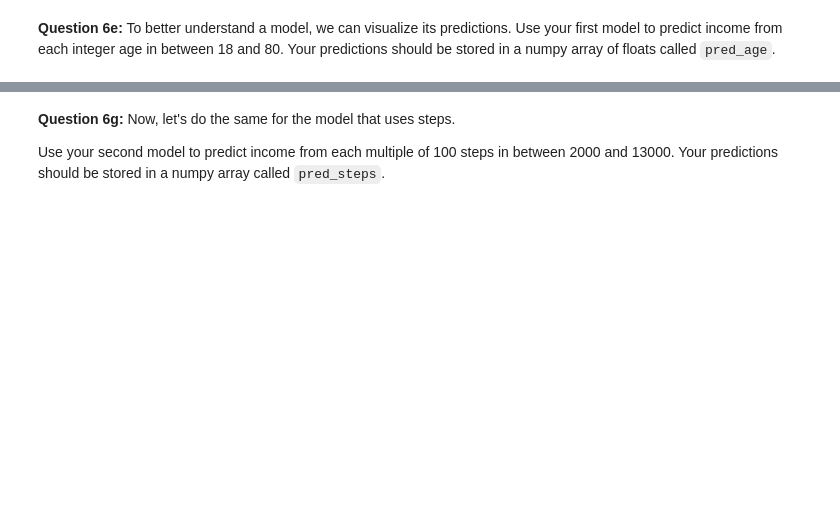
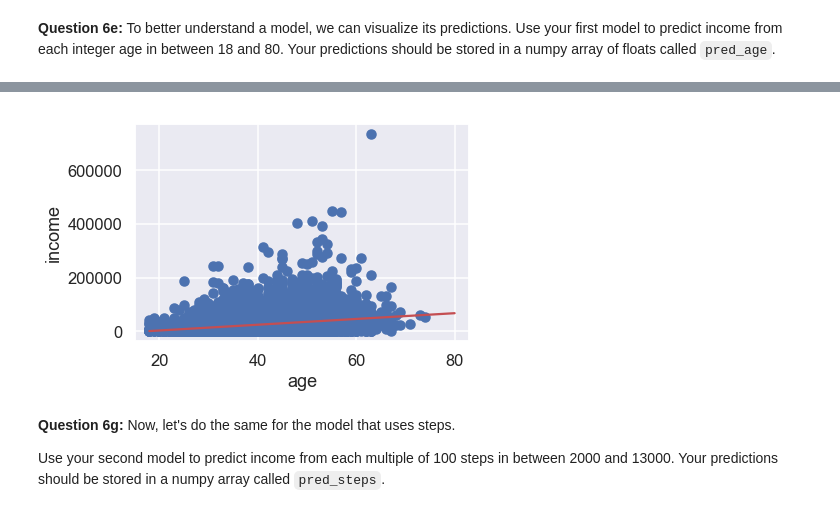
Before and after one commit to kimJustinJW/Assignments, a Jupyter notebook: A2/A2_DataExploration.ipynb, the cells around one changed output, grey strips where cells are left out. Cells and saved outputs as stored; diff of their text form; code cells hidden in the pictures; blank space fills up the shorter version.

```diff
--- a/A2/A2_DataExploration.ipynb
+++ b/A2/A2_DataExploration.ipynb
@@ -546,0 +565,2 @@ raise NotImplementedError()
+# %%
+a1, b1 = np.polyfit(df.age, df.income, deg=1)
@@ -610,3 +644,11 @@ f5 = plt.gcf()
+# %%
+plt.scatter(x=df.age, y=df.income)
+plt.plot([18, 80], [(a1 * 18) + b1, (a1 * 80) + b1], 'r')
+plt.xlabel('age'); plt.xlim(15, 83); plt.ylabel('income')
+
+f5 = plt.gcf()
+# %% [output]
+[figure, added]
 # %%
 assert f5.gca().has_data()
 # %% [markdown]
```
Also changed, not shown: parts of 27 cells of this notebook.
